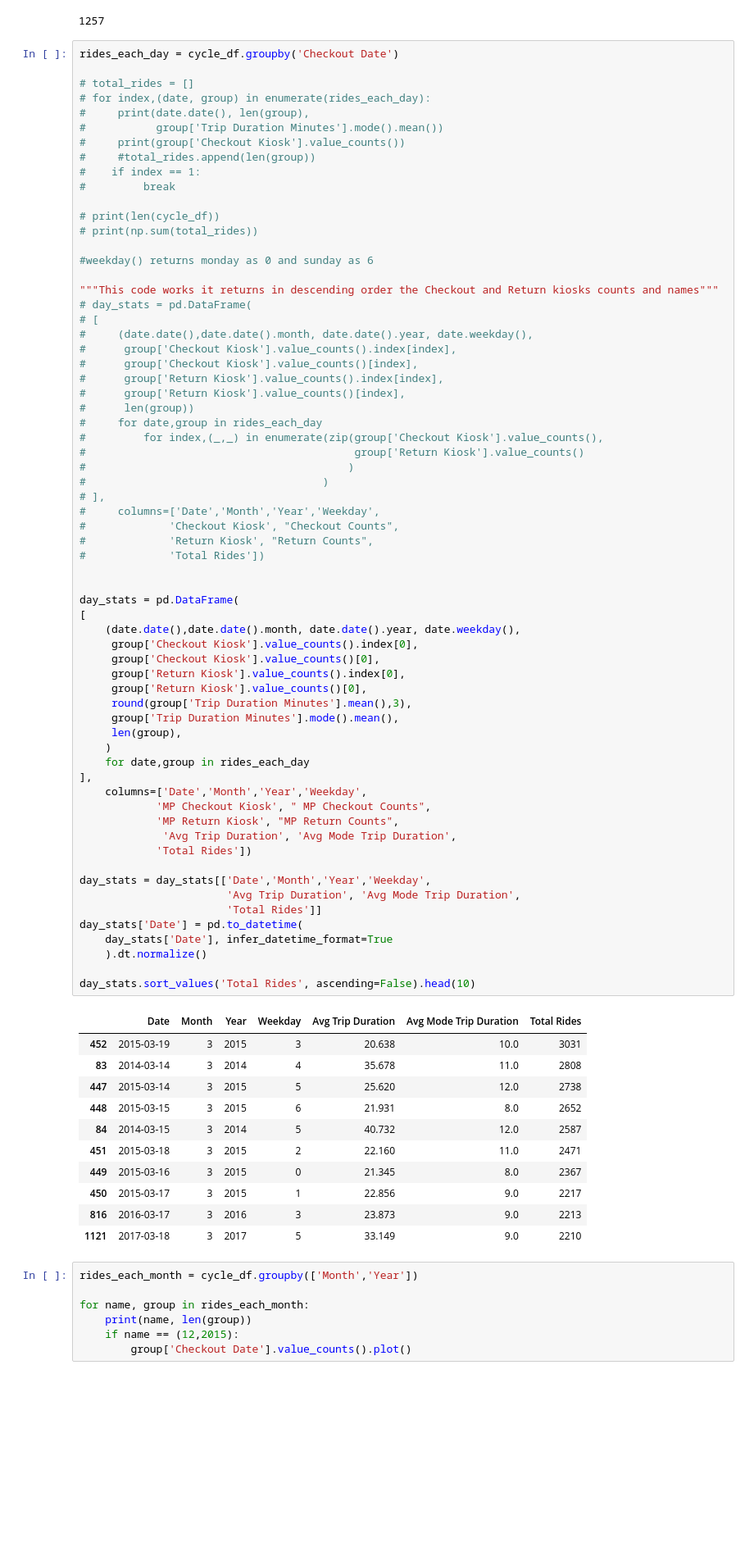
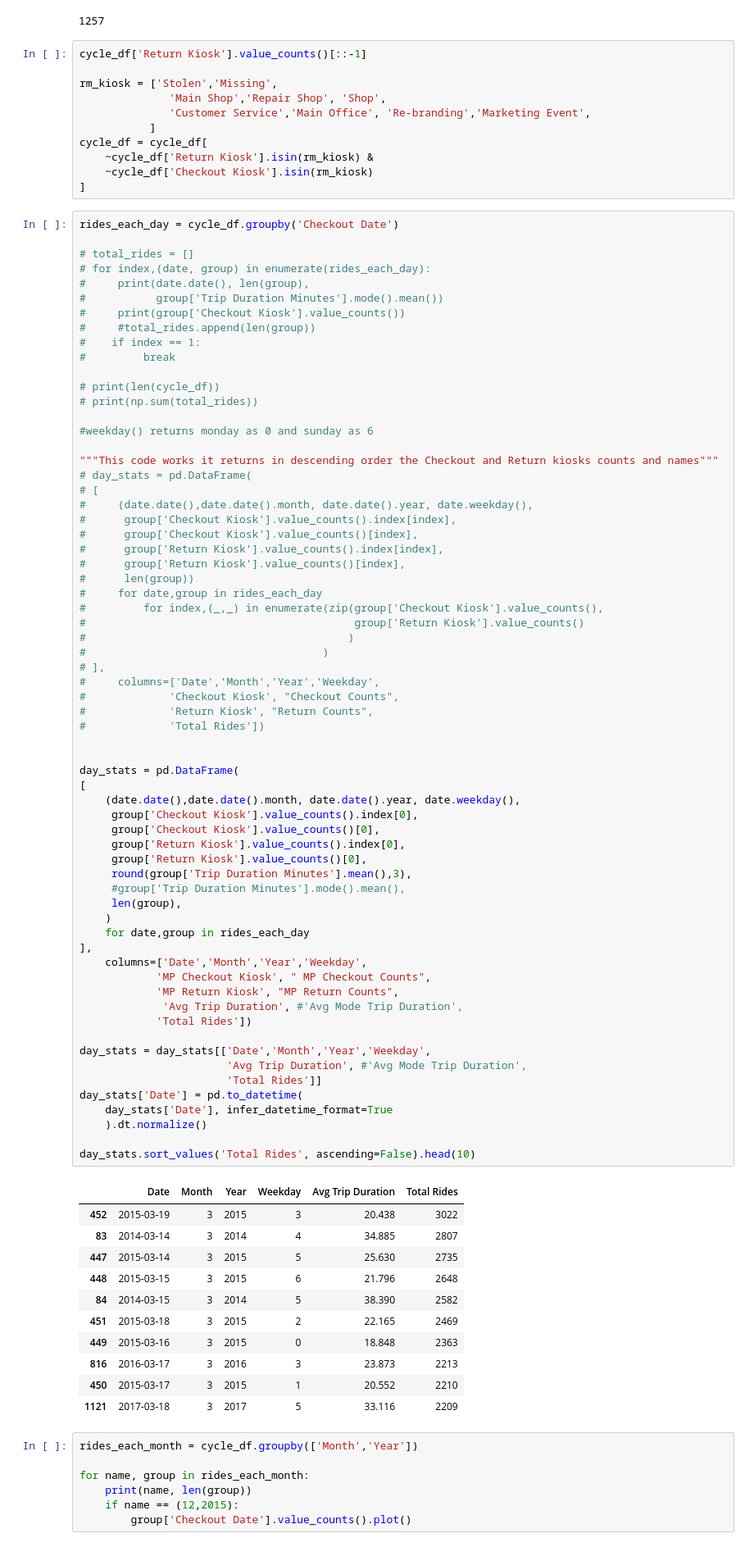
Before and after one commit to danny305/Austin-bike-project, a Jupyter notebook: Danny_Feature_Engr.ipynb, the cells around one changed output. Shown: that part at 82% size. Drawn from its saved outputs; the diff is of its cells as text; blank space fills up the shorter version.

```diff
--- a/Danny_Feature_Engr.ipynb
+++ b/Danny_Feature_Engr.ipynb
@@ -142,6 +142,17 @@ new_weather_df = weather_df[~weather_df['Date'].isin(missing_dates)]
 len(new_weather_df['Date'].unique())
 # %% [output]
 1257
+# %%
+cycle_df['Return Kiosk'].value_counts()[::-1]
+
+rm_kiosk = ['Stolen','Missing',
+              'Main Shop','Repair Shop', 'Shop',
+              'Customer Service','Main Office', 'Re-branding','Marketing Event',
+           ]
+cycle_df = cycle_df[
+    ~cycle_df['Return Kiosk'].isin(rm_kiosk) &
+    ~cycle_df['Checkout Kiosk'].isin(rm_kiosk)
+]
 # %%
 rides_each_day = cycle_df.groupby('Checkout Date')
 
@@ -178,47 +189,47 @@ rides_each_day = cycle_df.groupby('Checkout Date')
 #             'Checkout Kiosk', "Checkout Counts",
 #             'Return Kiosk', "Return Counts",
 #             'Total Rides'])
 
 
 day_stats = pd.DataFrame(
 [
     (date.date(),date.date().month, date.date().year, date.weekday(),
      group['Checkout Kiosk'].value_counts().index[0],
      group['Checkout Kiosk'].value_counts()[0],
      group['Return Kiosk'].value_counts().index[0],
      group['Return Kiosk'].value_counts()[0],
      round(group['Trip Duration Minutes'].mean(),3),
-     group['Trip Duration Minutes'].mode().mean(),
+     #group['Trip Duration Minutes'].mode().mean(),
      len(group),
     )
     for date,group in rides_each_day
 ],
     columns=['Date','Month','Year','Weekday',
             'MP Checkout Kiosk', " MP Checkout Counts",
             'MP Return Kiosk', "MP Return Counts",
-             'Avg Trip Duration', 'Avg Mode Trip Duration',
+             'Avg Trip Duration', #'Avg Mode Trip Duration',
             'Total Rides'])
 
 day_stats = day_stats[['Date','Month','Year','Weekday',
-                       'Avg Trip Duration', 'Avg Mode Trip Duration',
+                       'Avg Trip Duration', #'Avg Mode Trip Duration',
                        'Total Rides']]
 day_stats['Date'] = pd.to_datetime(
     day_stats['Date'], infer_datetime_format=True
     ).dt.normalize()
 
 day_stats.sort_values('Total Rides', ascending=False).head(10)
 # %% [output]
-|  | Date | Month | Year | Weekday | Avg Trip Duration | Avg Mode Trip Duration | Total Rides |
-| 452 | 2015-03-19 | 3 | 2015 | 3 | 20.638 | 10.0 | 3031 |
-| 83 | 2014-03-14 | 3 | 2014 | 4 | 35.678 | 11.0 | 2808 |
-| 447 | 2015-03-14 | 3 | 2015 | 5 | 25.620 | 12.0 | 2738 |
-| 448 | 2015-03-15 | 3 | 2015 | 6 | 21.931 | 8.0 | 2652 |
-| 84 | 2014-03-15 | 3 | 2014 | 5 | 40.732 | 12.0 | 2587 |
-| 451 | 2015-03-18 | 3 | 2015 | 2 | 22.160 | 11.0 | 2471 |
-| 449 | 2015-03-16 | 3 | 2015 | 0 | 21.345 | 8.0 | 2367 |
-| 450 | 2015-03-17 | 3 | 2015 | 1 | 22.856 | 9.0 | 2217 |
-| 816 | 2016-03-17 | 3 | 2016 | 3 | 23.873 | 9.0 | 2213 |
-| 1121 | 2017-03-18 | 3 | 2017 | 5 | 33.149 | 9.0 | 2210 |
+|  | Date | Month | Year | Weekday | Avg Trip Duration | Total Rides |
+| 452 | 2015-03-19 | 3 | 2015 | 3 | 20.438 | 3022 |
+| 83 | 2014-03-14 | 3 | 2014 | 4 | 34.885 | 2807 |
+| 447 | 2015-03-14 | 3 | 2015 | 5 | 25.630 | 2735 |
+| 448 | 2015-03-15 | 3 | 2015 | 6 | 21.796 | 2648 |
+| 84 | 2014-03-15 | 3 | 2014 | 5 | 38.390 | 2582 |
+| 451 | 2015-03-18 | 3 | 2015 | 2 | 22.165 | 2469 |
+| 449 | 2015-03-16 | 3 | 2015 | 0 | 18.848 | 2363 |
+| 816 | 2016-03-17 | 3 | 2016 | 3 | 23.873 | 2213 |
+| 450 | 2015-03-17 | 3 | 2015 | 1 | 20.552 | 2210 |
+| 1121 | 2017-03-18 | 3 | 2017 | 5 | 33.116 | 2209 |
 # %%
 rides_each_month = cycle_df.groupby(['Month','Year'])
 
```
Also changed, not shown: parts of 5 cells of this notebook.
